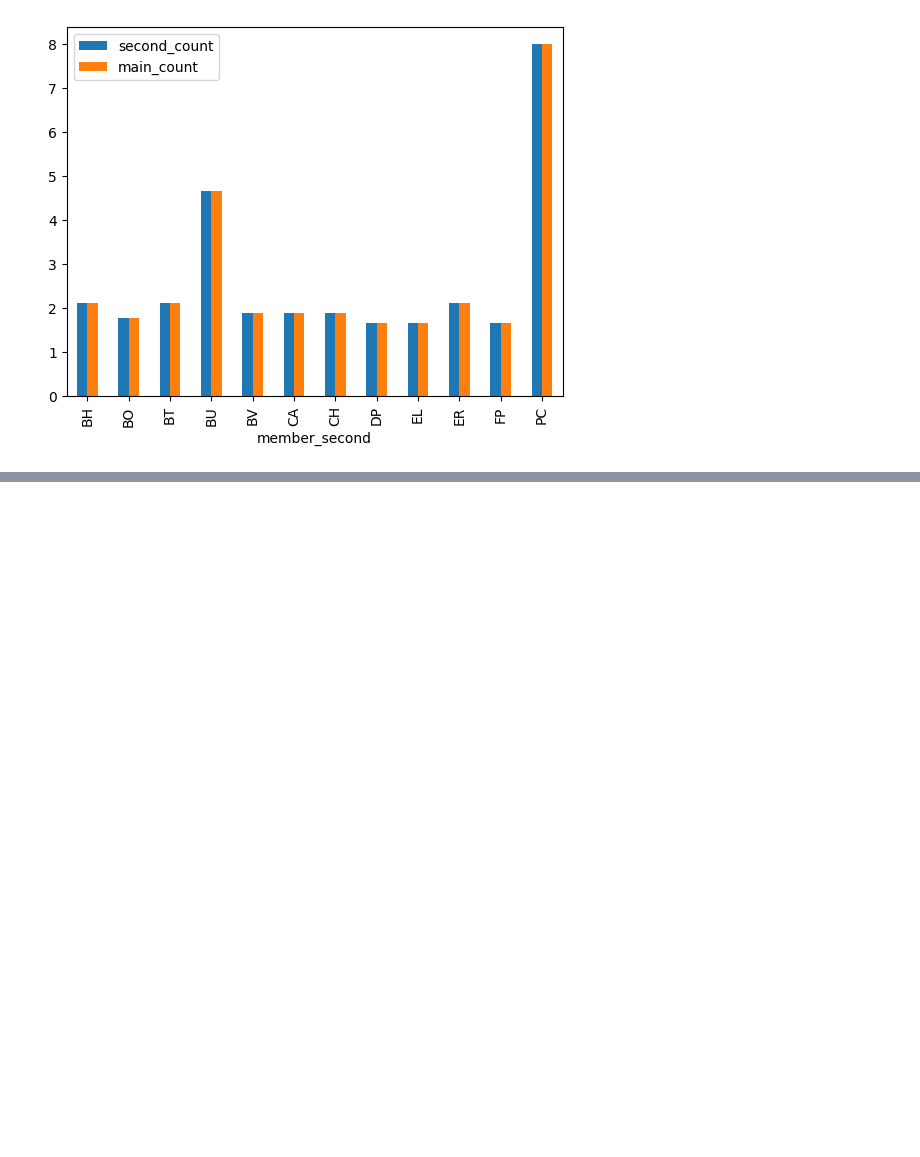
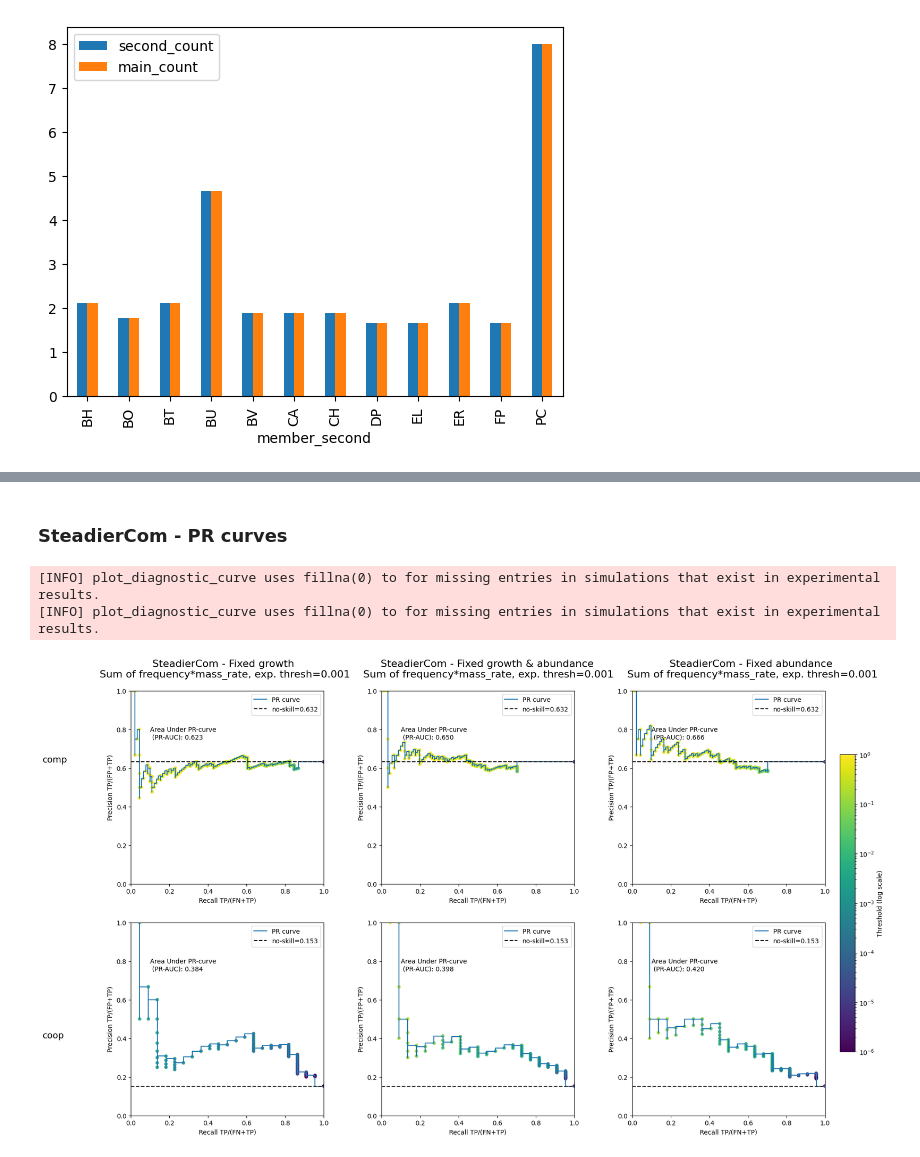
Before and after one commit to IdunBurgos/SteadierCom-Case-Studies, a Jupyter notebook: notebooks/Step 6.1.1. Comparing tools with exp - Venturelli member-member interaction.ipynb, the cells around one changed output, grey strips where cells are left out. Drawn from its saved outputs; the diff is of its cells as text; code cells hidden in the pictures; blank space fills up the shorter version.

Commit message:
Created Diagnostic for member-member interactions and restructured code

```diff
--- a/notebooks/Step 6.1.1. Comparing tools with exp - Venturelli member-member interaction.ipynb
+++ b/notebooks/Step 6.1.1. Comparing tools with exp - Venturelli member-member interaction.ipynb
@@ -221,0 +233,13 @@ counts.plot(kind="bar")
+# %% [markdown]
+### SteadierCom - PR curves
+# %%
+fig,axs = diagnostic.plot_diagnostic_curves_method(simulation_dict,
+                                         signal_exp,
+                                         PR_or_ROC="PR",
+                                         simulation_method="steadiercom",
+                                         metric="frequency*mass_rate",
+                                         exp_thresh=1e-3)
+# %% [output]
+[INFO] plot_diagnostic_curve uses fillna(0) to for missing entries in simulations that exist in experimental results.
+[INFO] plot_diagnostic_curve uses fillna(0) to for missing entries in simulations that exist in experimental results.
+[figure, added]
```
Also changed, not shown: parts of 26 cells of this notebook, 3 other files.
